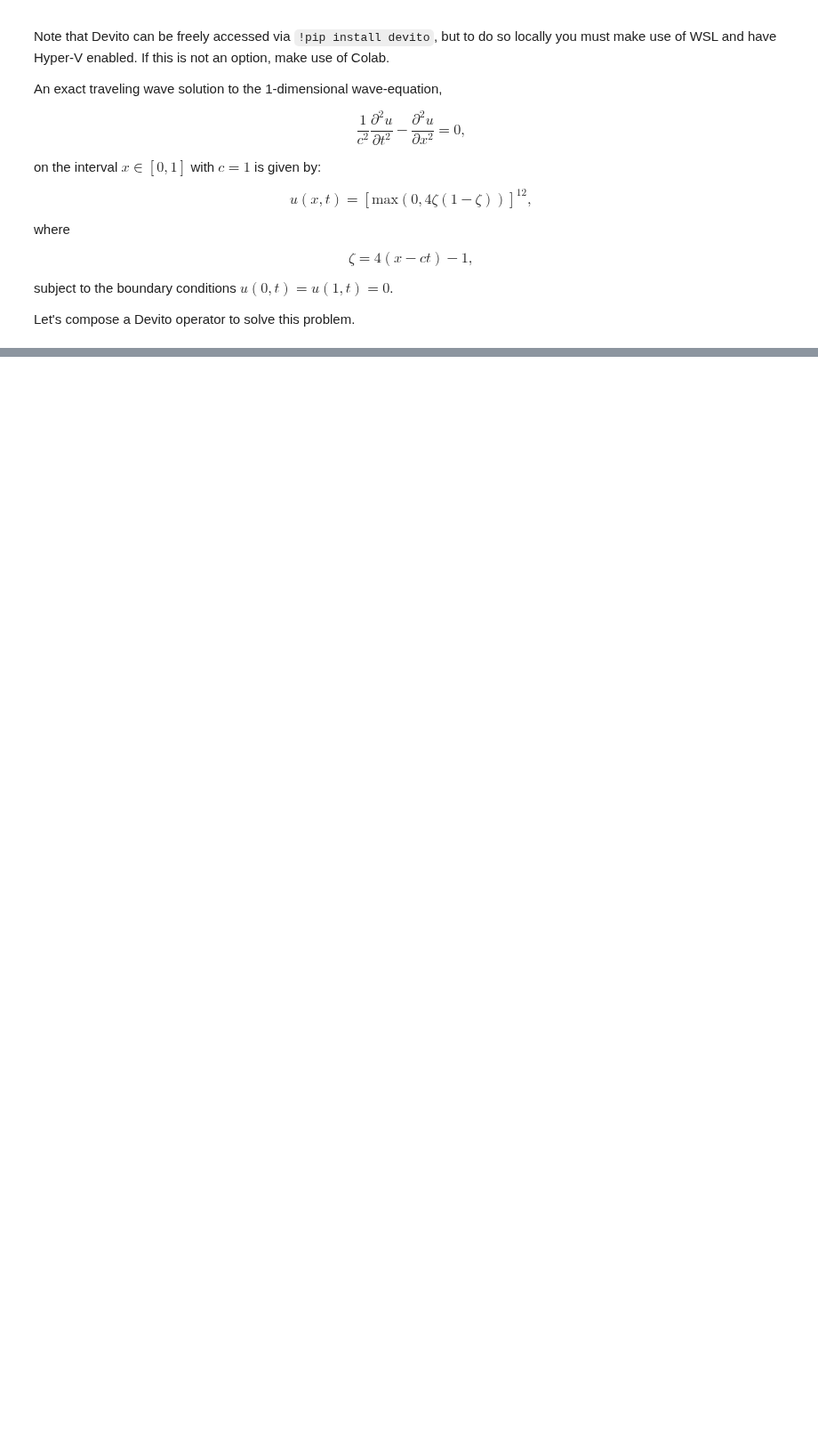
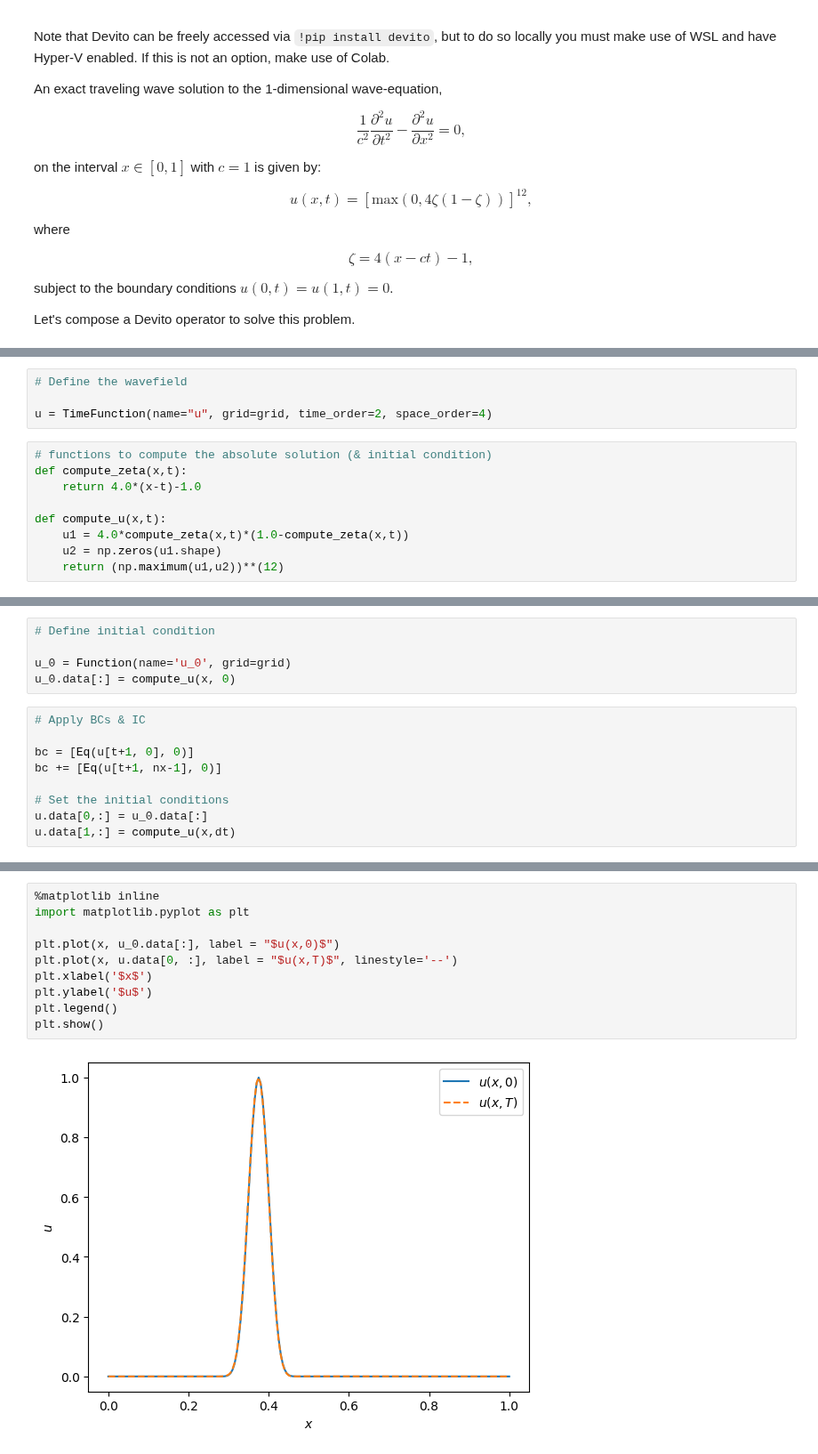
Before and after one commit to nocturnal-luke/Geophysical-inversion-undergraduate, a Jupyter notebook: cheatsheet.ipynb, the cells around one changed output, grey strips where cells are left out. Shown at 89% size. Cells and saved outputs as stored; diff of their text form; blank space fills up the shorter version.

```diff
--- a/cheatsheet.ipynb
+++ b/cheatsheet.ipynb
@@ -1458,0 +1481,13 @@ Let's compose a Devito operator to solve this problem.
+# %%
+# Define the wavefield
+
+u = TimeFunction(name="u", grid=grid, time_order=2, space_order=4)
+# %%
+# functions to compute the absolute solution (& initial condition)
+def compute_zeta(x,t):
+    return 4.0*(x-t)-1.0
+
+def compute_u(x,t):
+    u1 = 4.0*compute_zeta(x,t)*(1.0-compute_zeta(x,t))
+    u2 = np.zeros(u1.shape)
+    return (np.maximum(u1,u2))**(12)
@@ -1458,0 +1502,14 @@ Let's compose a Devito operator to solve this problem.
+# %%
+# Define initial condition
+
+u_0 = Function(name='u_0', grid=grid)
+u_0.data[:] = compute_u(x, 0)
+# %%
+# Apply BCs & IC
+
+bc = [Eq(u[t+1, 0], 0)]
+bc += [Eq(u[t+1, nx-1], 0)]
+
+# Set the initial conditions
+u.data[0,:] = u_0.data[:]
+u.data[1,:] = compute_u(x,dt)
@@ -1458,0 +1528,12 @@ Let's compose a Devito operator to solve this problem.
+# %%
+%matplotlib inline
+import matplotlib.pyplot as plt
+
+plt.plot(x, u_0.data[:], label = "$u(x,0)$")
+plt.plot(x, u.data[0, :], label = "$u(x,T)$", linestyle='--')
+plt.xlabel('$x$')
+plt.ylabel('$u$')
+plt.legend()
+plt.show()
+# %% [output]
+[figure, added]
```
Also changed, not shown: parts of 19 cells of this notebook.
